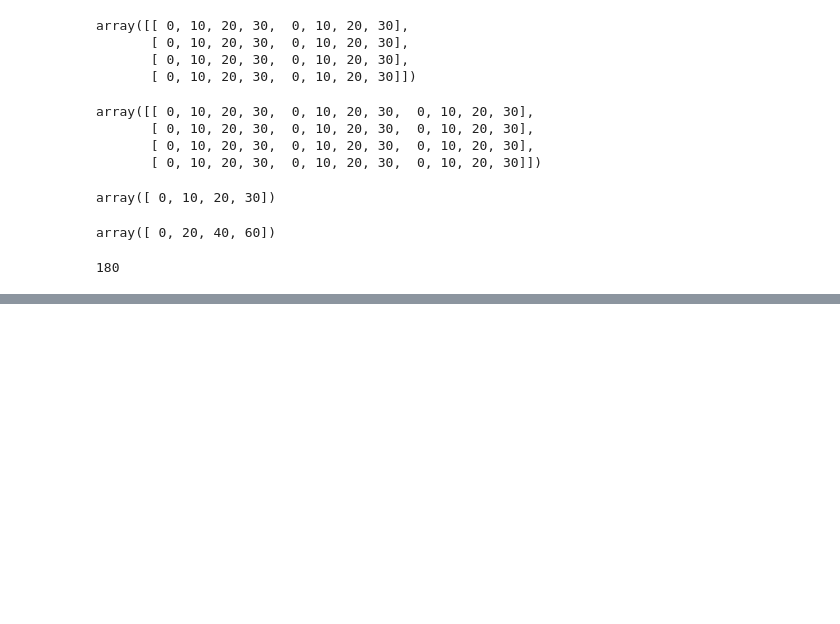
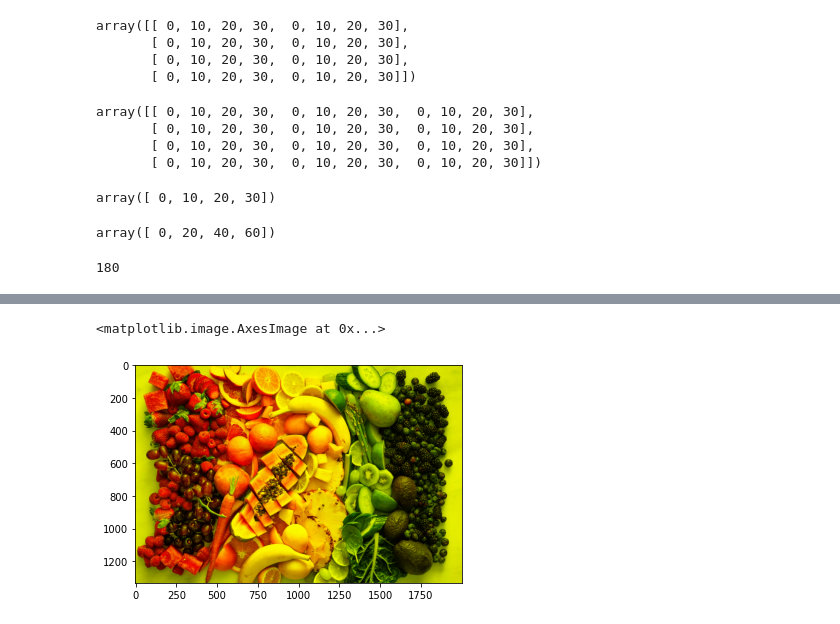
Before and after one commit to Chethan117/Python-Refresher, a Jupyter notebook: Numpy_03.ipynb, the cells around one changed output, grey strips where cells are left out. Cells and saved outputs as stored; diff of their text form; code cells hidden in the pictures; blank space fills up the shorter version.

```diff
--- a/Numpy_03.ipynb
+++ b/Numpy_03.ipynb
@@ -182,0 +503,8 @@ np.sum(a+b)
+# %%
+img_no_blue = img.copy()
+img_no_blue[:, :, 2] = 0
+# %%
+plt.imshow(img_no_blue)
+# %% [output]
+<matplotlib.image.AxesImage at 0x...>
+[figure, added]
```
Also changed, not shown: parts of 69 cells of this notebook, 4 other files.
